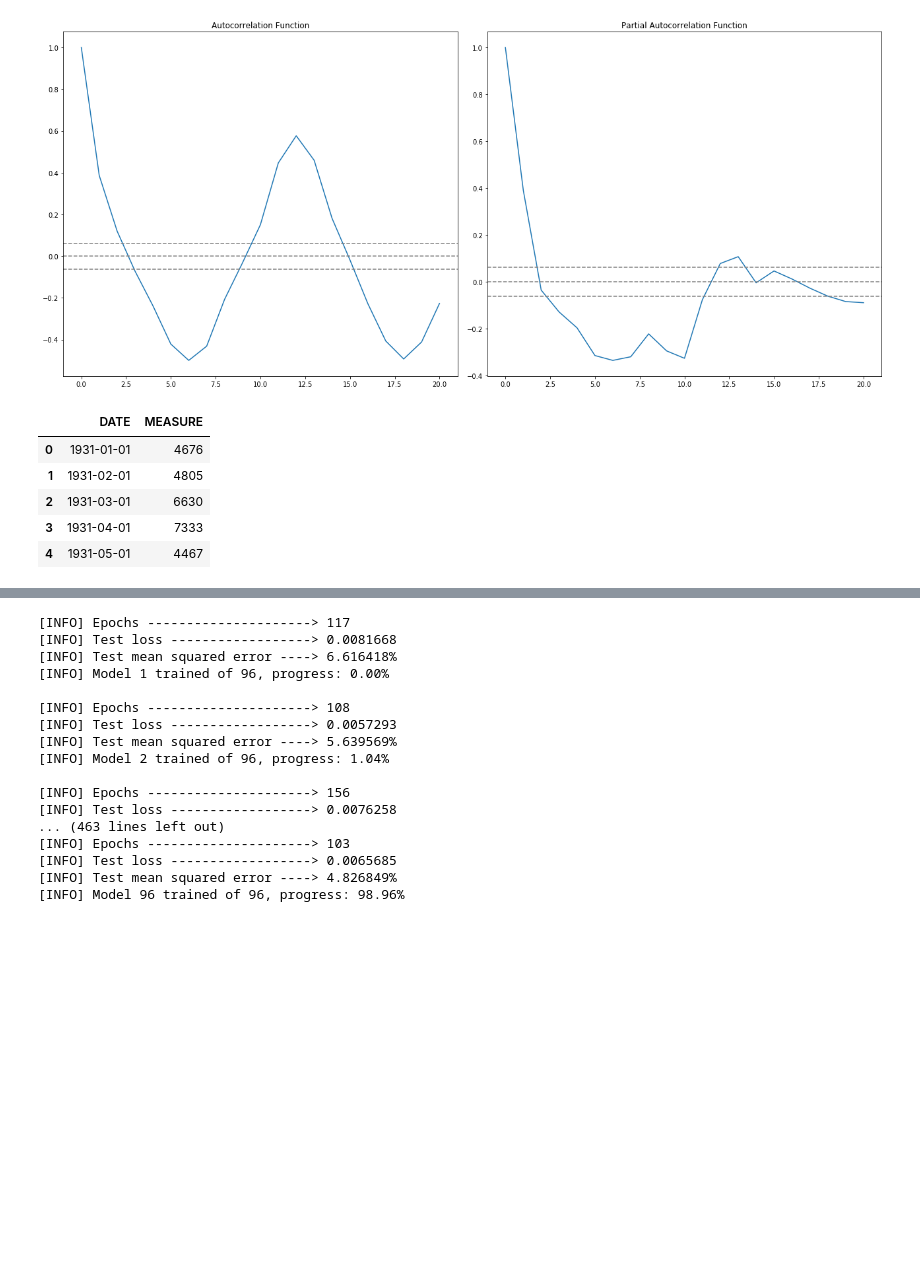
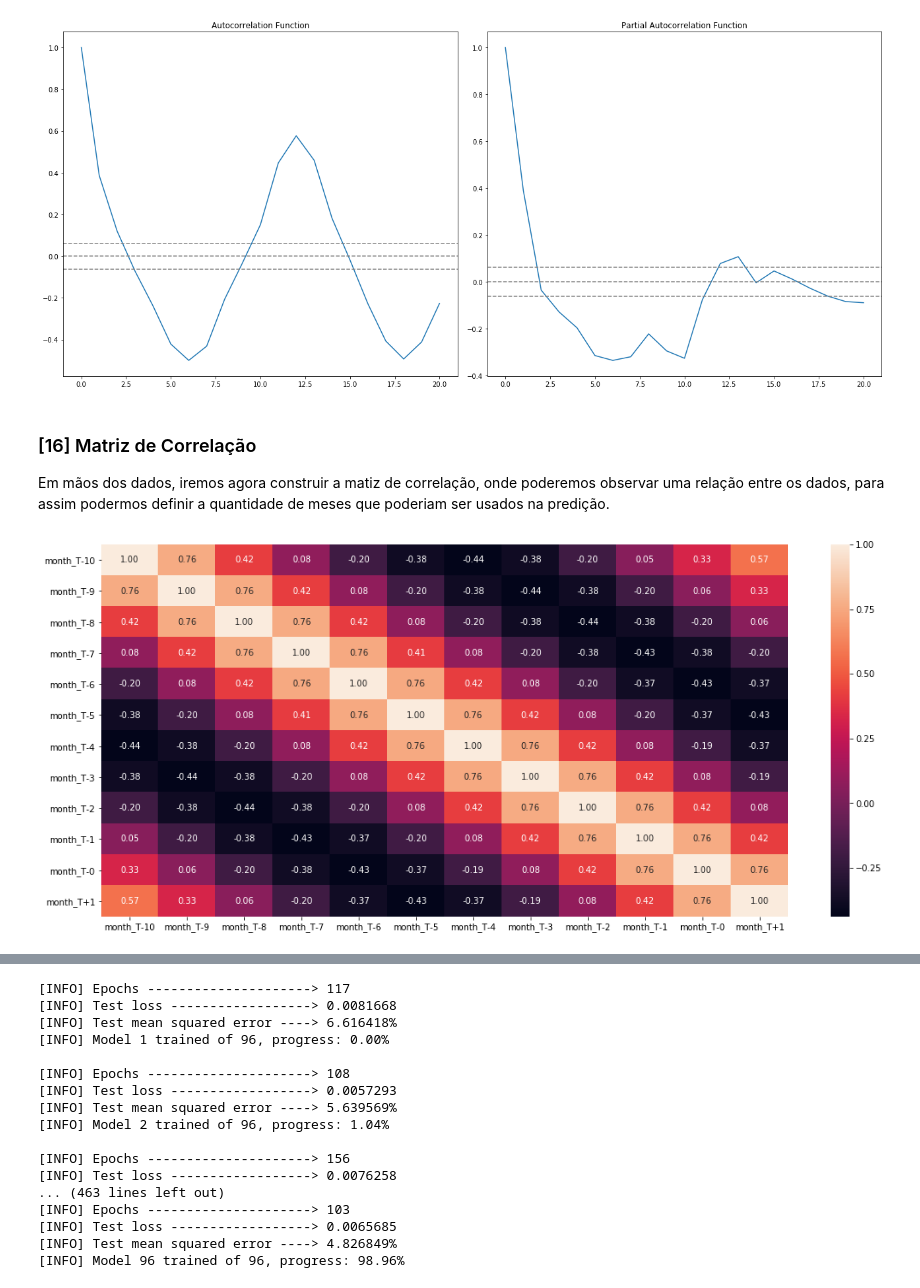
Before and after one commit to anderson93/sbrdnh, a Jupyter notebook: sbrdnh.py.ipynb, the cells around one changed output, grey strips where cells are left out. Cells and saved outputs as stored; diff of their text form; code cells hidden in the pictures; blank space fills up the shorter version.

Commit message:
Add files via upload
added optimizations, learning rate decay and other stuff

```diff
--- a/sbrdnh.py.ipynb
+++ b/sbrdnh.py.ipynb
@@ -222,12 +236,47 @@ plt.title('Partial Autocorrelation Function')
 plt.tight_layout()
 # %% [output]
 [figure]
-# %%
-df[:5]
-# %% [output]
-|  | DATE | MEASURE |
-| 0 | 1931-01-01 | 4676 |
-| 1 | 1931-02-01 | 4805 |
-| 2 | 1931-03-01 | 6630 |
-| 3 | 1931-04-01 | 7333 |
-| 4 | 1931-05-01 | 4467 |
+# %% [markdown]
+### [16] Matriz de Correlação
+Em mãos dos dados, iremos agora construir a matiz de correlação, onde poderemos observar uma relação entre os dados, para assim podermos definir a quantidade de meses que poderiam ser usados na predição.
+# %%
+import keras
+import seaborn as sns
+import matplotlib.pyplot as plt
+from keras.models import Sequential
+from keras.layers import Dense, Dropout
+from keras.optimizers import SGD, RMSprop, Adam
+from keras.layers.advanced_activations import PReLU, LeakyReLU
+from keras.callbacks import CSVLogger, EarlyStopping, LearningRateScheduler
+from math import exp
+# Loading data
+data = pd.read_csv('SOBRADINHO.csv')
+correl = []
+for y in xrange(0,len(data)):
+    for x in data.keys():
+        correl.append(data[x][y])
+df = {'month_T-10':[],'month_T-9':[],'month_T-8':[],'month_T-7':[],
+      'month_T-6':[],'month_T-5':[],'month_T-4':[],'month_T-3':[],
+      'month_T-2':[],'month_T-1':[],'month_T-0':[],'month_T+1':[]}
+while len(correl) > 12:
+    df['month_T-10'].append(correl[0])
+    df['month_T-9'].append(correl[1])
+    df['month_T-8'].append(correl[2])
+    df['month_T-7'].append(correl[3])
+    df['month_T-6'].append(correl[4])
+    df['month_T-5'].append(correl[5])
+    df['month_T-4'].append(correl[6])
+    df['month_T-3'].append(correl[7])
+    df['month_T-2'].append(correl[8])
+    df['month_T-1'].append(correl[9])
+    df['month_T-0'].append(correl[10])
+    df['month_T+1'].append(correl[11])
+    del correl[0]
+df = pd.DataFrame(df,columns=['month_T-10','month_T-9','month_T-8','month_T-7',
+                              'month_T-6','month_T-5','month_T-4','month_T-3',
+                              'month_T-2','month_T-1','month_T-0','month_T+1'])
+# Correlation Heatmap
+sns.heatmap(df.corr(), annot=True, fmt=".2f")
+plt.show()
+# %% [output]
+[figure, added]
```
Also changed, not shown: parts of 47 cells of this notebook.
